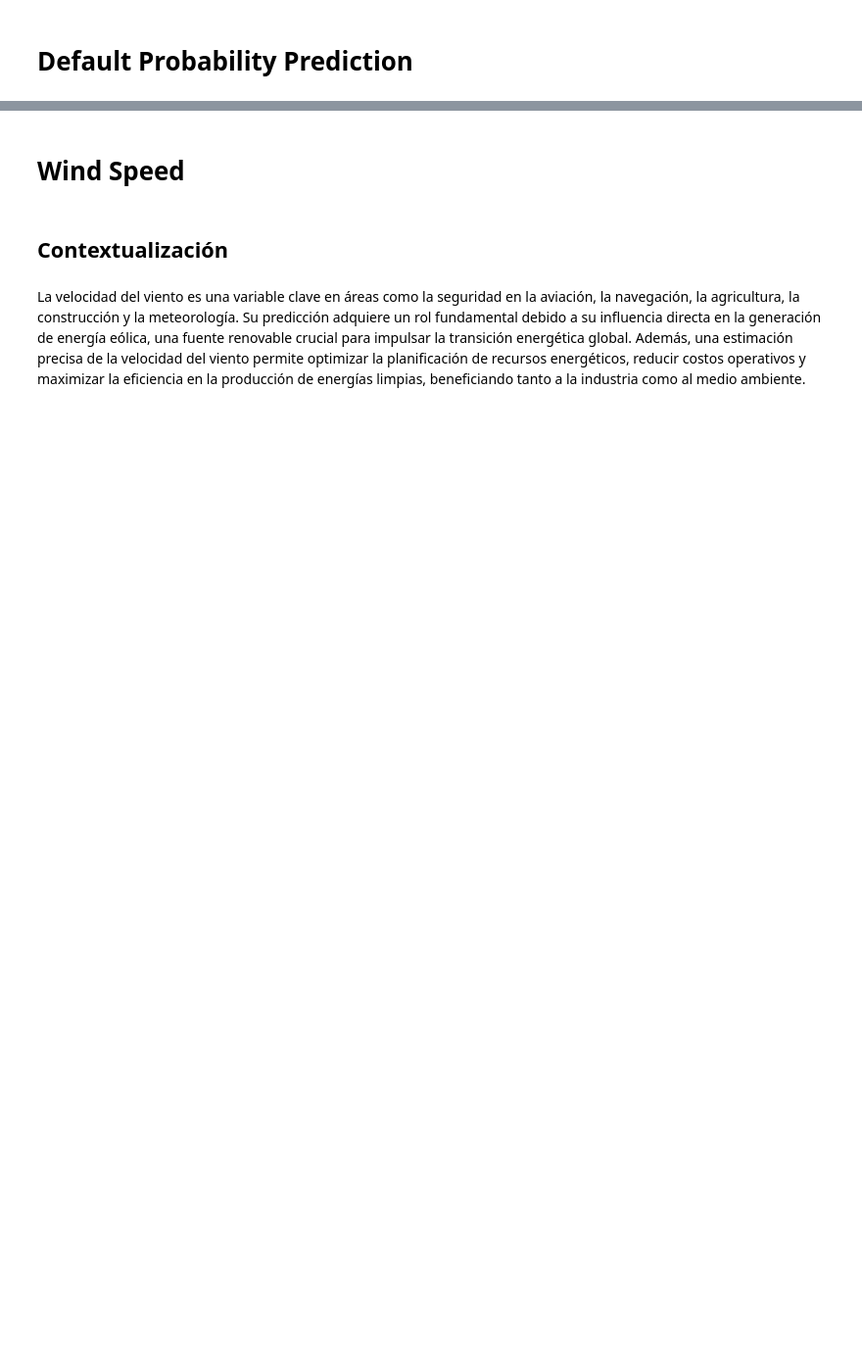
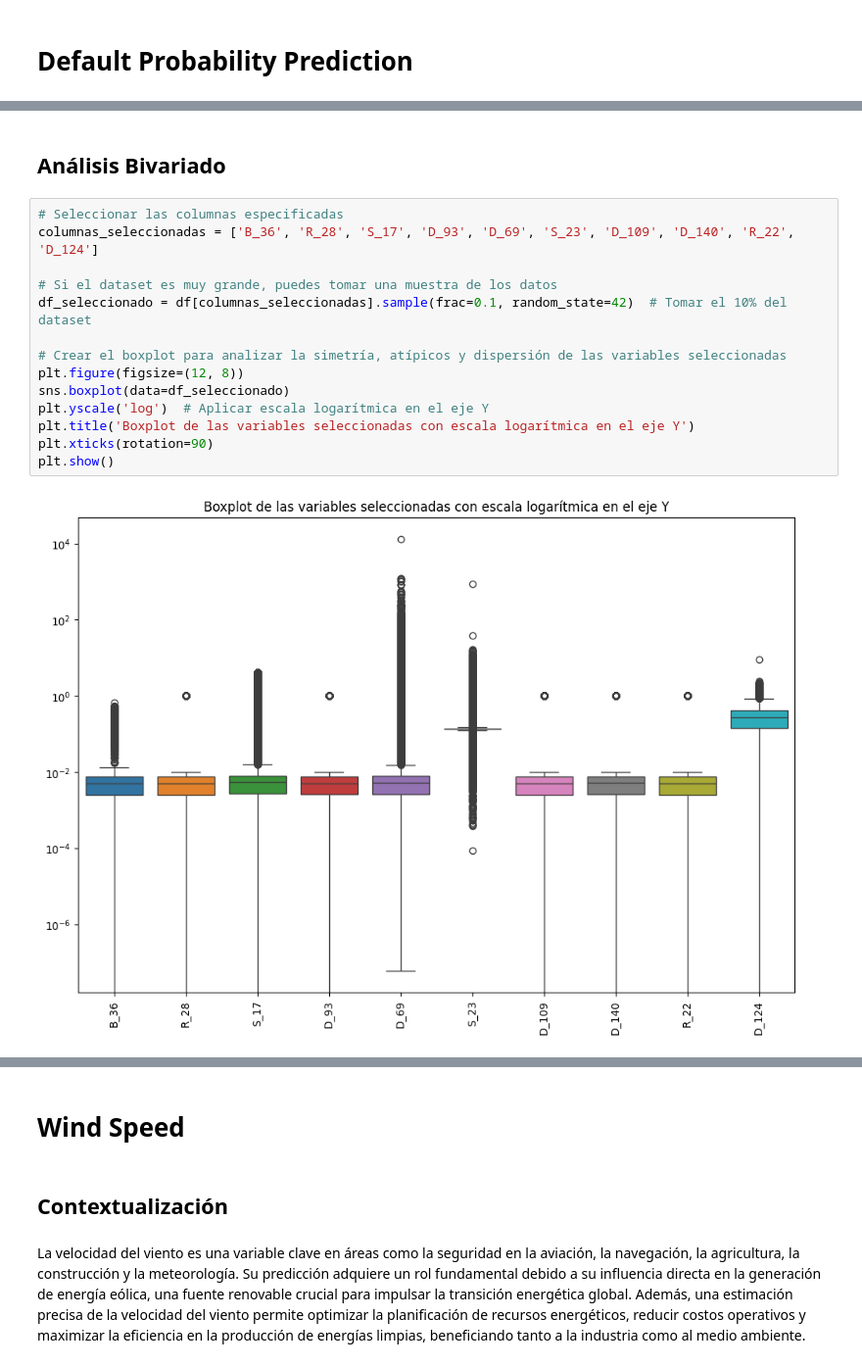
Before and after one commit to kmarcela11/Parcial2_MachineLearning, a Jupyter notebook: _sources/Ejercicio1.ipynb, the cells around one changed output, grey strips where cells are left out. Shown at 98% size. Drawn from its saved outputs; the diff is of its cells as text; blank space fills up the shorter version.

```diff
--- a/_sources/Ejercicio1.ipynb
+++ b/_sources/Ejercicio1.ipynb
@@ -18,0 +383,18 @@ import numpy as np
+# %% [markdown]
+## **Análisis Bivariado**
+# %%
+# Seleccionar las columnas especificadas
+columnas_seleccionadas = ['B_36', 'R_28', 'S_17', 'D_93', 'D_69', 'S_23', 'D_109', 'D_140', 'R_22', 'D_124']
+
+# Si el dataset es muy grande, puedes tomar una muestra de los datos
+df_seleccionado = df[columnas_seleccionadas].sample(frac=0.1, random_state=42)  # Tomar el 10% del dataset
+
+# Crear el boxplot para analizar la simetría, atípicos y dispersión de las variables seleccionadas
+plt.figure(figsize=(12, 8))
+sns.boxplot(data=df_seleccionado)
+plt.yscale('log')  # Aplicar escala logarítmica en el eje Y
+plt.title('Boxplot de las variables seleccionadas con escala logarítmica en el eje Y')
+plt.xticks(rotation=90)
+plt.show()
+# %% [output]
+[figure, added]
```
Also changed, not shown: parts of 39 cells of this notebook, 23 other files.
